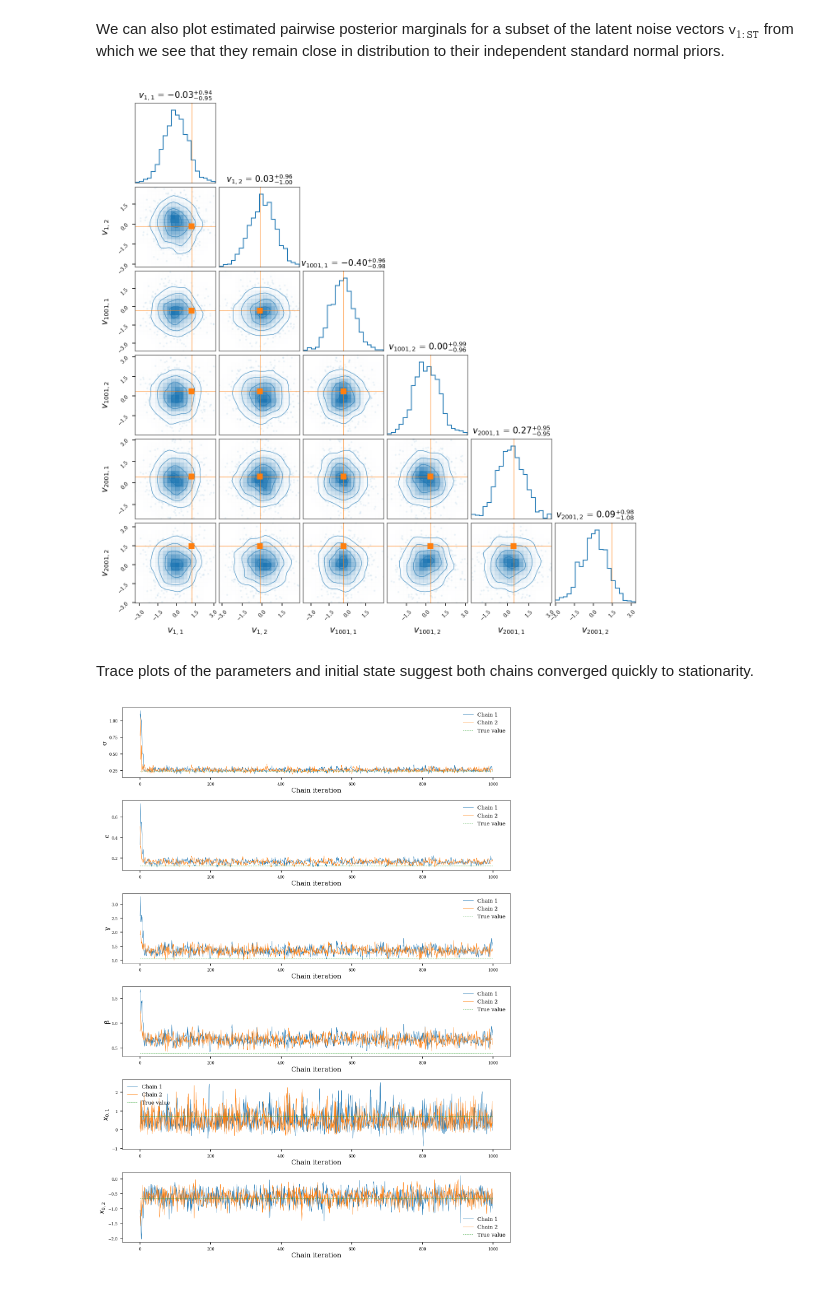
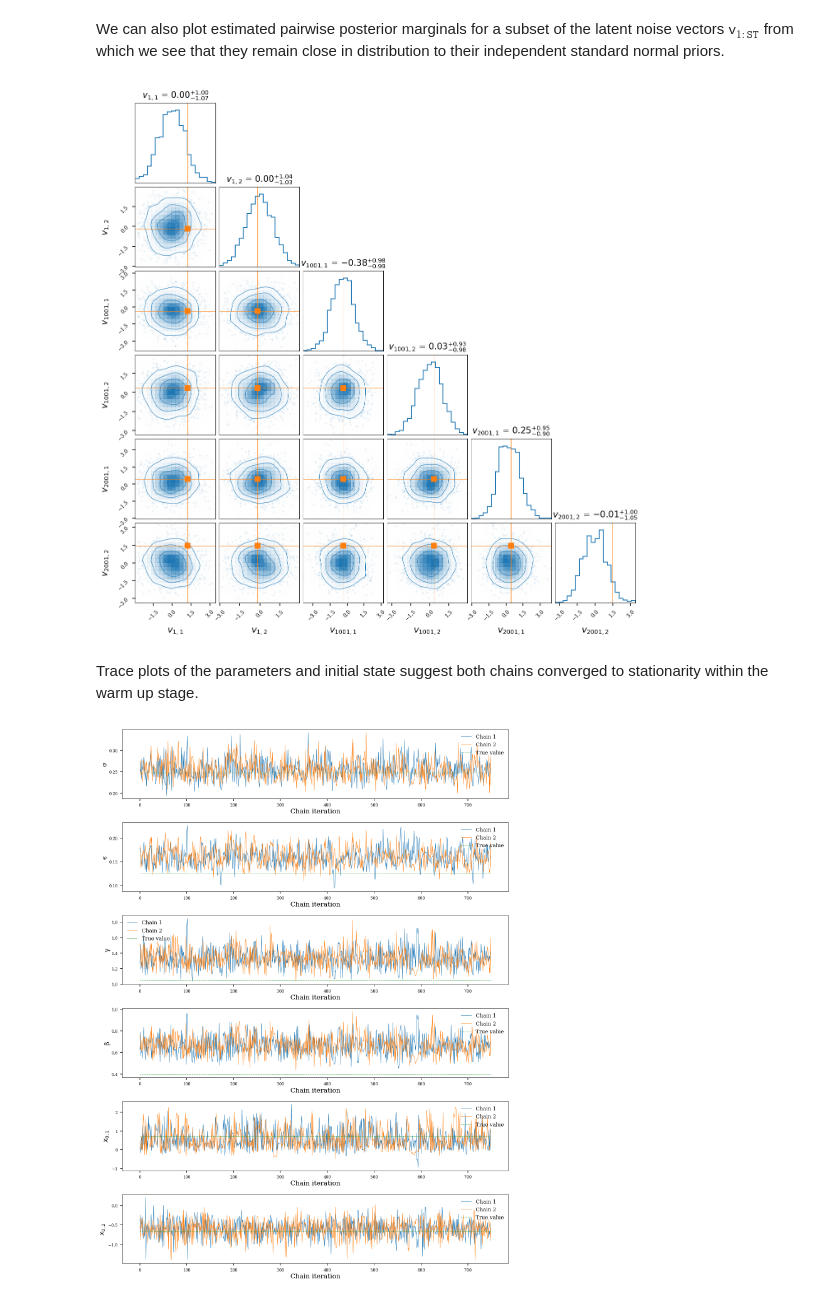
Before and after one commit to thiery-lab/manifold-mcmc-for-diffusions, a Jupyter notebook: FitzHugh-Nagumo_example.ipynb, the cells around one changed output. Cells and saved outputs as stored; diff of their text form; code cells hidden in the pictures.

Commit message:
Updating to use latest Mici version with step size adaptation

```diff
--- a/FitzHugh-Nagumo_example.ipynb
+++ b/FitzHugh-Nagumo_example.ipynb
@@ -274,12 +272,10 @@ system = mici_extensions.ConditionedDiffusionConstrainedSystem(
 As well as the Hamiltonian system we also need to define an associated (symplectic) integrator, to numerically simulate the associated Hamiltonian dynamics. Here we use the `mici.integrators.ConstrainedLeapfrogIntegrator` class, which corresponds to the generalised constrained symplectic integrator described in Algorithm 2 in Appendix H in the paper (as we use one $h_2$ flow update per integrator step - i.e. `num_inner_step = 1` - and use the standard Störmer–Verlet Hamiltonian splitting described in Section 4.3.1 in the paper, the integrator uses here reduces to that described in Algorithm 1 in the paper). We specify the tolerances on both the norm of the constraint equation `constraint_tol` and the successive change in the position `position_tol` for the quasi-Newton iteration used to solve the non-linear system of constraint equations, and also set a maximum number of iterations `max_iters`. The tolerances for the reversibility check is set to `2 * position_tol` (motivated by the intuition that each of the forward and backward retraction / projection steps are solved to a position tolerance of `position_tol`, so if the errors accumulate linearly the overall error in a reversible step should be less than `2 * position_tol`).
 # %%
 max_iters = 50  # Maximum number of quasi-Newton iterations in retraction solver
-step_size = 5e-2  # Constrained integrator step size
-num_inner_step = 1  # Number of h_2 components updates per integrator step
 constraint_tol = 1e-9  # Convergence tolerance in constraint (observation) space
 position_tol = 1e-7  # Convergence tolerance in position (latent) space
 integrator = mici.integrators.ConstrainedLeapfrogIntegrator(
-    system, step_size, num_inner_step,
+    system,
     projection_solver=mici_extensions.jitted_solve_projection_onto_manifold_quasi_newton,
     reverse_check_tol=2 * position_tol,
     projection_solver_kwargs=dict(convergence_tol=constraint_tol,
@@ -335,14 +331,15 @@ Due to the just-in-time compilation of the JAX model functions, the first couple
 Note as sampling the chains puts a high demand on the CPU we default to sampling only very short chains if running on Binder to avoid creating excessive CPU load on their servers (chains will also run much slower on Binder servers due to the restricted CPU availabity). We recommend running longer chains on your local machine; the default settings of 2 chains of 1000 samples took approximately 20 minutes to run on the laptop used for testing.
 # %%
 if not ON_BINDER:
-    num_sample = 500  # Number of chain samples in 'main' sampling phase
-    num_warmup = 500  # Number of chain samples in 'warmup' sampling phase
+    n_warm_up_iter = 250 # Number of chain samples in 'warmup' sampling phase
+    n_main_iter = 750    # Number of chain samples in 'main' sampling phase
 else:
-    num_warmup = 0
-    num_sample = 25
-final_states, traces, stats = sampler.sample_chains(
-    num_sample + num_warmup, init_states, trace_funcs=[trace_func],
-    monitor_stats=[('integration', 'accept_prob'),
+    n_warm_up_iter = 25
+    n_main_iter = 75
+final_states, traces, stats = sampler.sample_chains_with_adaptive_warm_up(
+    n_warm_up_iter, n_main_iter, init_states, trace_funcs=[trace_func],
+    fast_adapters={'integration': [mici.adapters.DualAveragingStepSizeAdapter(0.9)]},
+    monitor_stats=[('integration', 'accept_stat'),
                    ('integration', 'convergence_error'),
                    ('integration', 'non_reversible_step'),
                    ('integration', 'n_step')])
@@ -388,9 +387,9 @@ param_names = ('σ', 'ϵ', 'γ', 'β')
 with plt.style.context(plot_style):
     fig, axes = plt.subplots(num_var, num_var, figsize=(1.5 * num_var, 1.5 * num_var))
     _ = corner.corner(
-        onp.stack([onp.concatenate([t[num_warmup:] for t in traces[param_name]])
+        onp.stack([onp.concatenate([t for t in traces[param_name]])
                    for param_name in param_names] +
-                  [onp.concatenate([t[num_warmup:, i] for t in traces['x_0']])
+                  [onp.concatenate([t[:, i] for t in traces['x_0']])
                    for i in range(dim_x)], -1),
         labels=[f'{param_name}' for param_name in param_names] +
                [f'$x_{{0,{i+1}}}$' for i in range(dim_x)],
@@ -415,7 +414,7 @@ with plt.style.context(plot_style):
     fig, axes = plt.subplots(num_indices, num_indices,
                              figsize=(1.5 * num_indices, 1.5 * num_indices))
     _ = corner.corner(
-        onp.stack([onp.concatenate([t[num_warmup:, i[0], i[1]] for t in traces['v_seq']]) for i in plot_indices], -1),
+        onp.stack([onp.concatenate([t[:, i[0], i[1]] for t in traces['v_seq']]) for i in plot_indices], -1),
         labels=[f'$v_{{{i[0] + 1},{i[1] + 1}}}$' for i in plot_indices],
         truths=[v_seq_ref[i] for i in plot_indices],
         color='C0', truth_color='C1', show_titles=True, smooth=1.,
@@ -427,28 +426,28 @@ with plt.style.context(plot_style):
             if j != 0 or (i == j == 0):
                 axes[i, j].yaxis.set_ticks_position('none')
 # %% [output]
-[figure, old version]
+[figure, new version]
 # %% [markdown]
-Trace plots of the parameters and initial state suggest both chains converged quickly to stationarity.
+Trace plots of the parameters and initial state suggest both chains converged to stationarity within the warm up stage.
 # %%
-chain_iters = onp.arange(0, num_warmup + num_sample)
+chain_iters = onp.arange(0, n_main_iter)
 with plt.style.context(plot_style):
     fig, axes = plt.subplots(num_var, 1, figsize=(9, 2 * num_var))
     for i, ax in enumerate(axes):
         if i < dim_z:
             for c in range(num_chains):
                 ax.plot(chain_iters, traces[param_names[i]][c][chain_iters], label=f'Chain {c+1}')
             ax.autoscale(False, axis='x')
             ax.plot([chain_iters[0], chain_iters[-1]], [z_ref[i], z_ref[i]], '--', label='True value')
             ax.set(xlabel='Chain iteration', ylabel=param_names[i])
         else:
             j = i - dim_z
             for c in range(num_chains):
                 ax.plot(chain_iters, traces['x_0'][c][chain_iters, j], label=f'Chain {c+1}')
             ax.autoscale(False, axis='x')
             ax.plot([chain_iters[0], chain_iters[-1]], [x_0_ref[j], x_0_ref[j]], '--', label='True value')
             ax.set(xlabel='Chain iteration', ylabel=f'$x_{{0,{j+1}}}$')
         ax.legend()
     fig.tight_layout()
 # %% [output]
-[figure, old version]
+[figure, new version]
```
Also changed, not shown: parts of 8 cells of this notebook, 2 other files.
